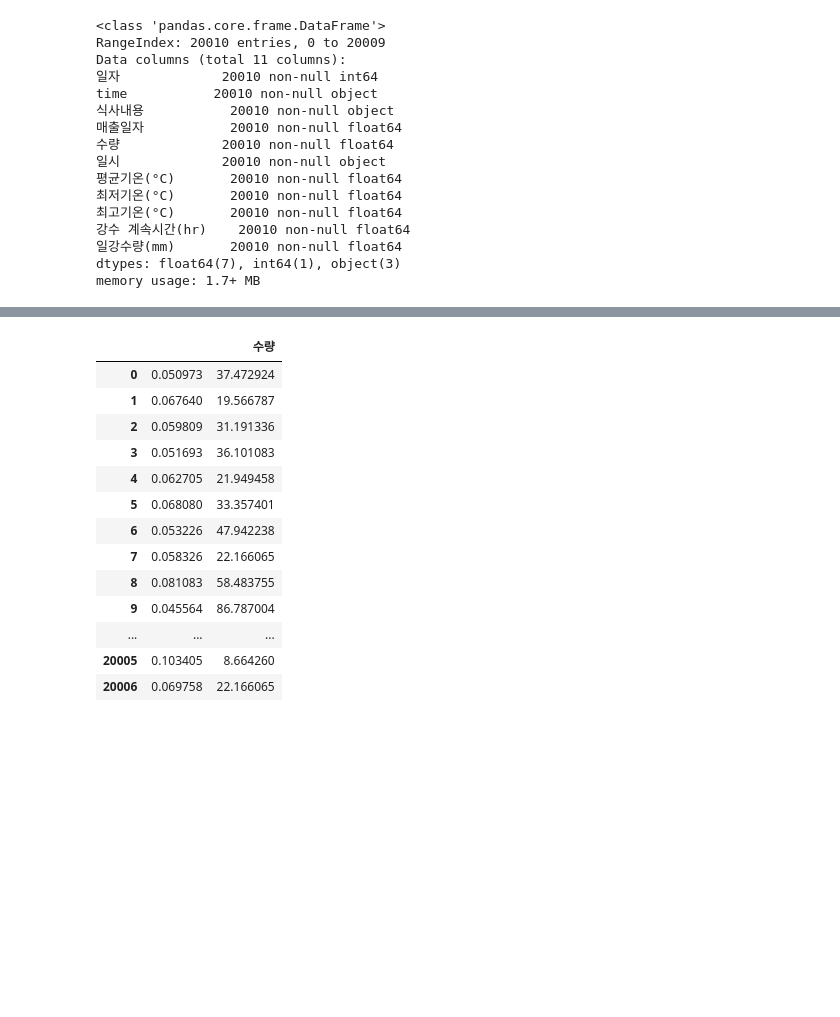
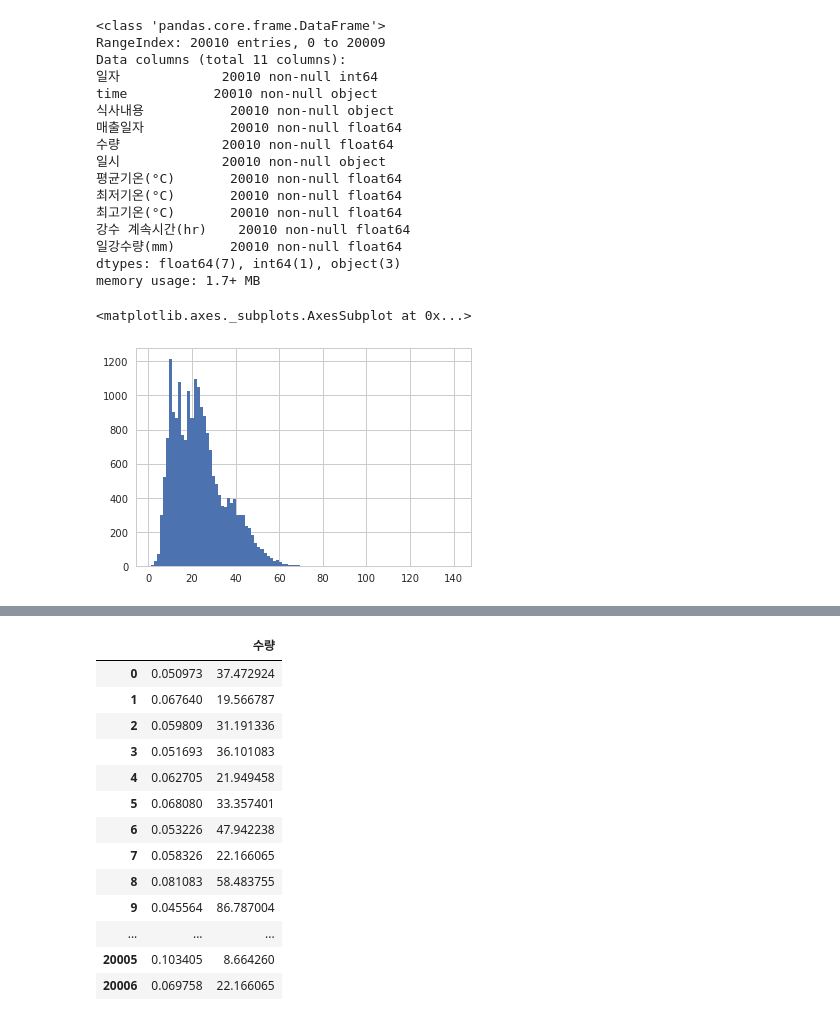
Before and after one commit to junwoopark92/2018-Posco-AI-Challenge, a Jupyter notebook: Task3_pred_restaurant_customer/jw/EDA/expr_menu.ipynb, the cells around one changed output, grey strips where cells are left out. Saved outputs shown, nothing was run; the diff lists cells and outputs as text; code cells hidden in the pictures; blank space fills up the shorter version.

```diff
--- a/Task3_pred_restaurant_customer/jw/EDA/expr_menu.ipynb
+++ b/Task3_pred_restaurant_customer/jw/EDA/expr_menu.ipynb
@@ -21,6 +23,11 @@ time           20010 non-null object
 일강수량(mm)       20010 non-null float64
 dtypes: float64(7), int64(1), object(3)
 memory usage: 1.7+ MB
+# %%
+df['수량'].hist(bins=100)
+# %% [output]
+<matplotlib.axes._subplots.AxesSubplot at 0x...>
+[figure, added]
 # %%
 from sklearn.feature_extraction.text import TfidfVectorizer
 def tokenize(text):
```
Also changed, not shown: parts of 1 cell of this notebook, 5 other files.
